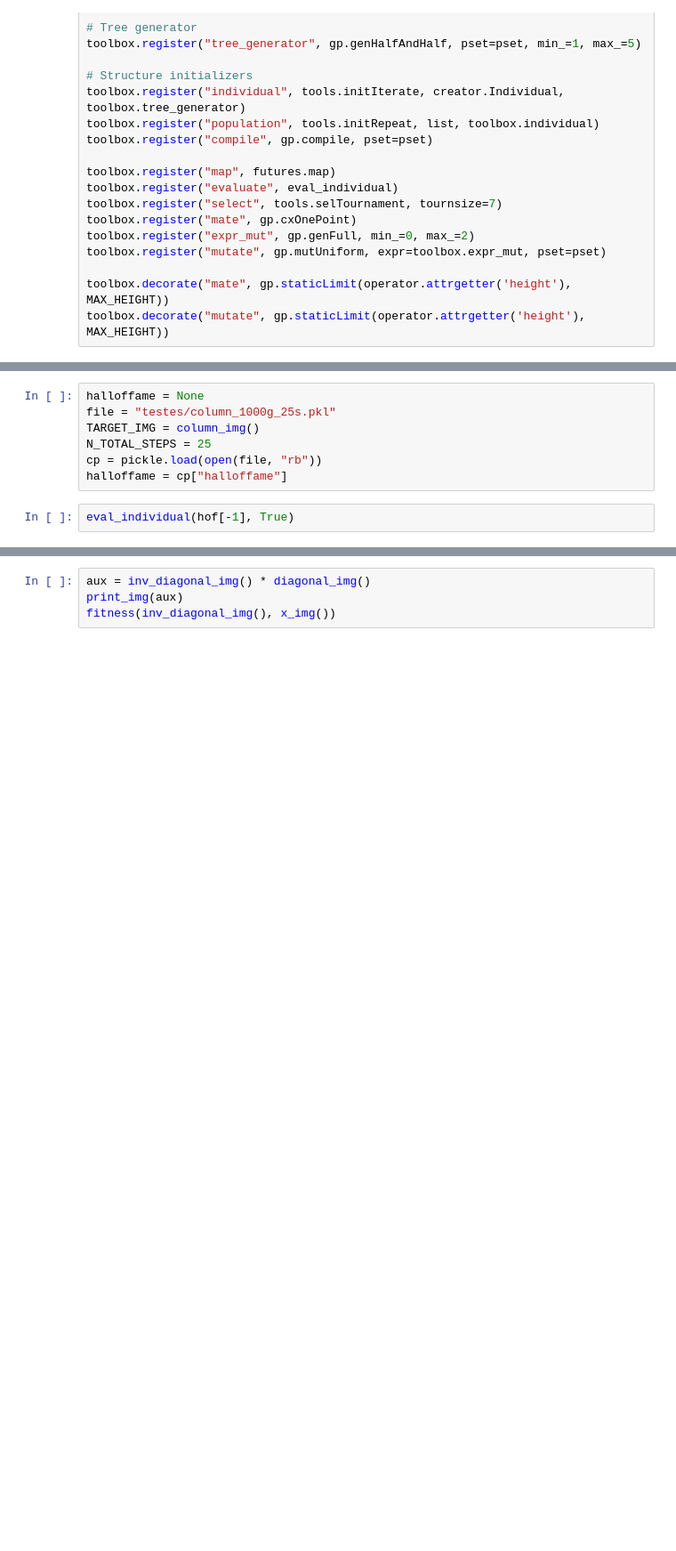
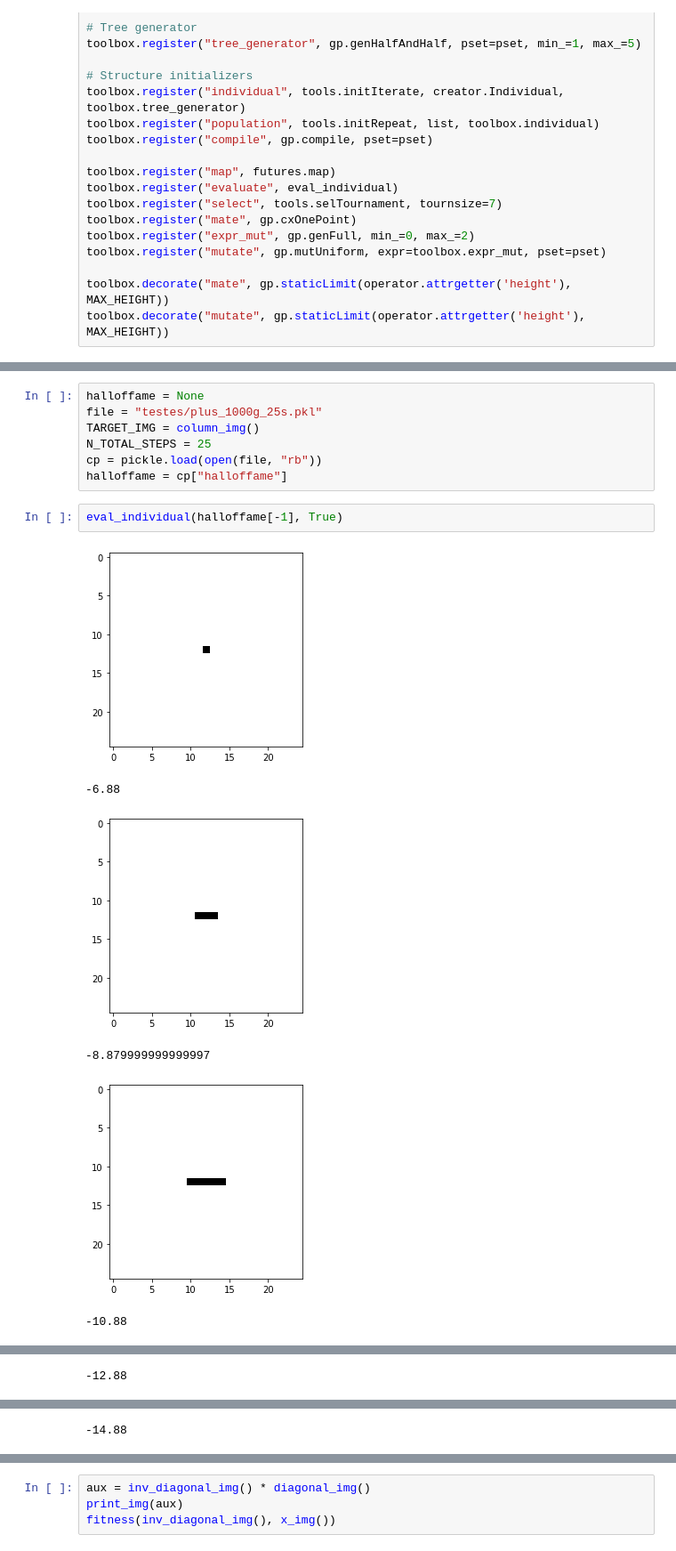
Before and after one commit to fhtanaka/automata_gp, a Jupyter notebook: Automata_gp.ipynb, the cells around one changed output, grey strips where cells are left out. Shown at 89% size. Drawn from its saved outputs; the diff is of its cells as text; blank space fills up the shorter version.

```diff
--- a/Automata_gp.ipynb
+++ b/Automata_gp.ipynb
@@ -332,9 +352,16 @@ pop, log = algorithms.eaSimple(pop, toolbox, 0.9, 0.3, GENS, stats=mstats,
 # %%
 halloffame = None
-file = "testes/column_1000g_25s.pkl"
+file = "testes/plus_1000g_25s.pkl"
 TARGET_IMG = column_img()
 N_TOTAL_STEPS = 25
 cp = pickle.load(open(file, "rb"))
 halloffame = cp["halloffame"]
 # %%
-eval_individual(hof[-1], True)
+eval_individual(halloffame[-1], True)
+# %% [output]
+[figure, added]
+-6.88
+[figure, added]
+-8.879999999999997
+[figure, added]
+-10.88
@@ -340,0 +369 @@ eval_individual(hof[-1], True)
+-12.88
@@ -340,0 +371 @@ eval_individual(hof[-1], True)
+-14.88
```
Also changed, not shown: parts of 5 cells of this notebook, 1 other file.
